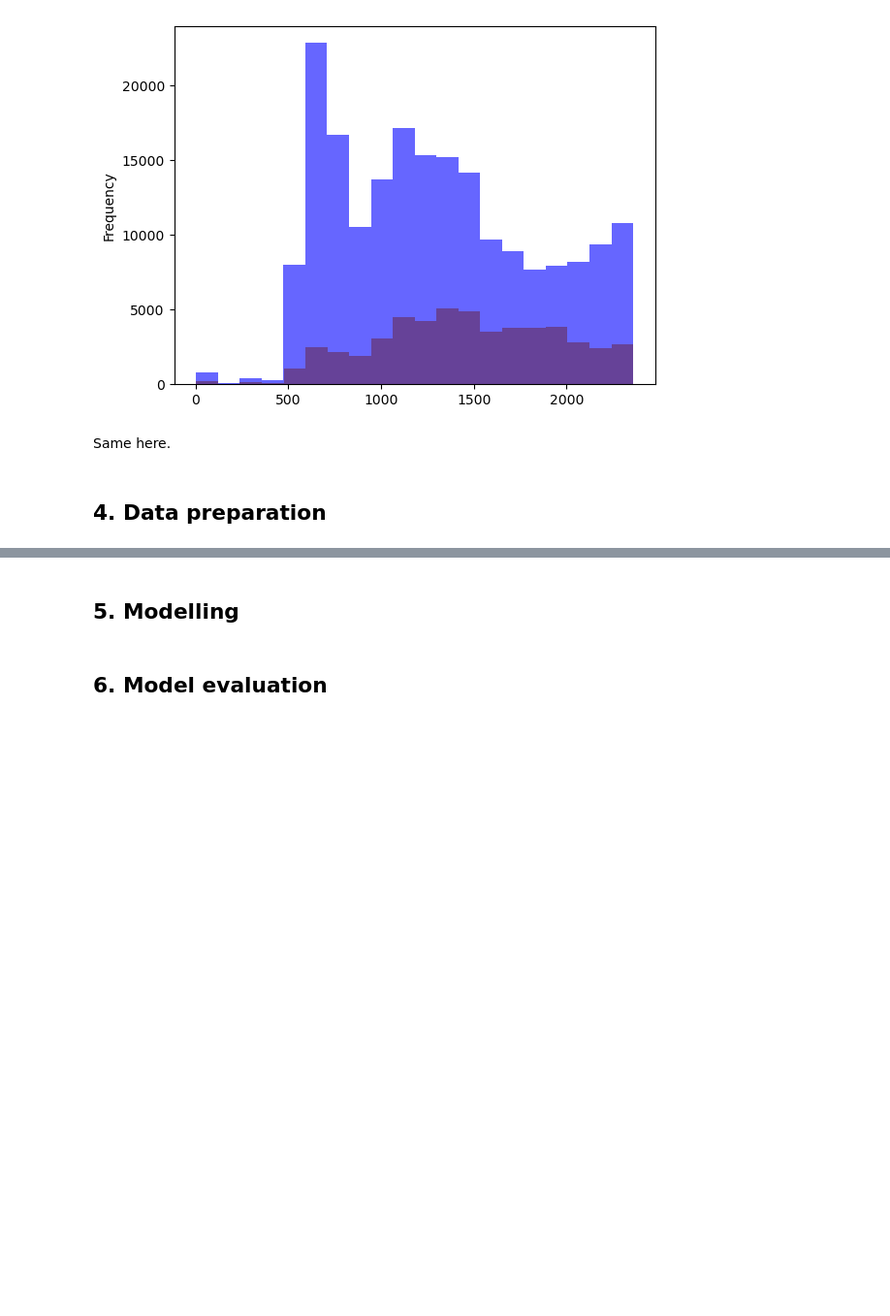
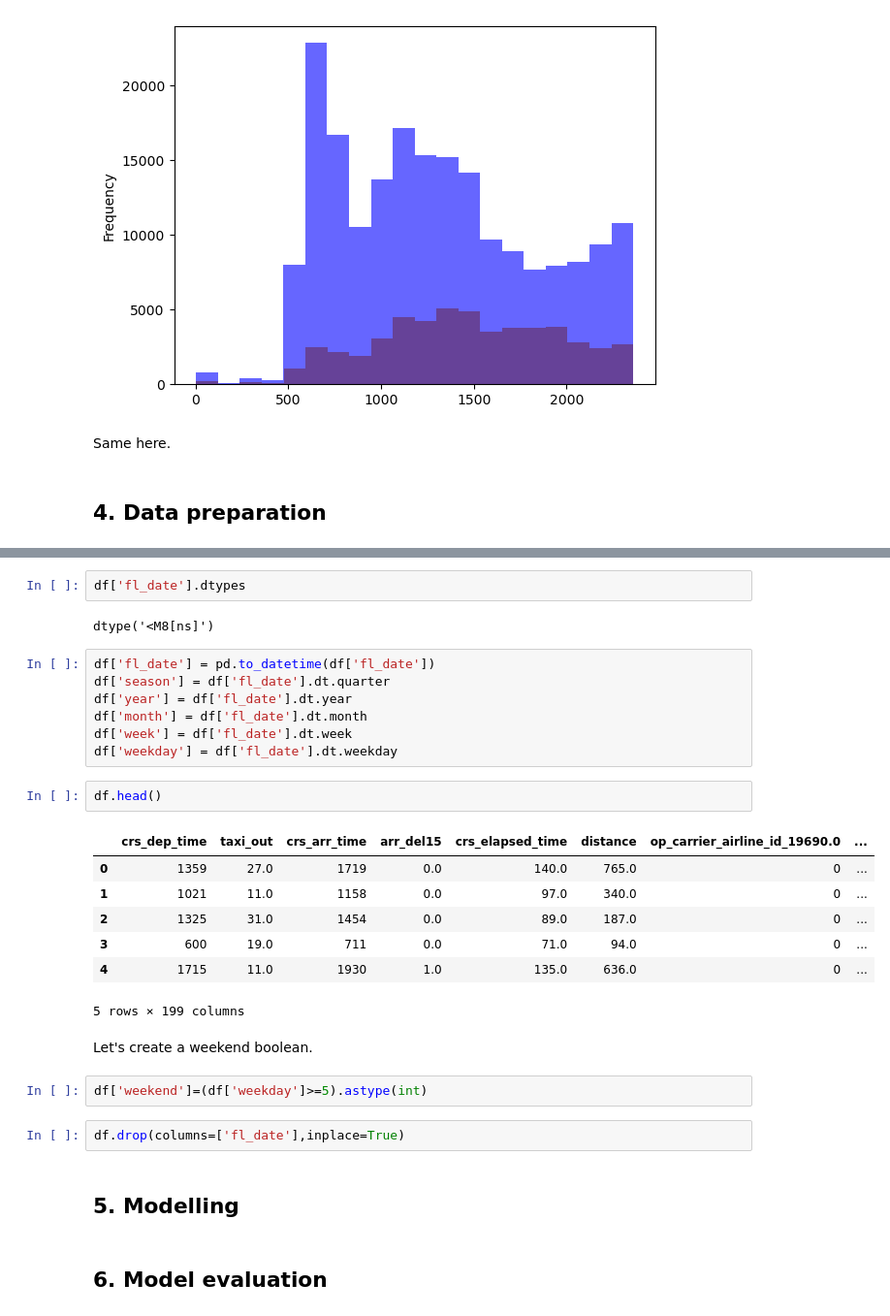
Before and after one commit to hidiegorguez/JFK-Delay-Prediction, a Jupyter notebook: jfk_delay_prediction.ipynb, the cells around one changed output, grey strips where cells are left out. Shown at 97% size. Cells and saved outputs as stored; diff of their text form; blank space fills up the shorter version.

```diff
--- a/jfk_delay_prediction.ipynb
+++ b/jfk_delay_prediction.ipynb
@@ -495,3 +549,30 @@ Same here.
+# %%
+df['fl_date'].dtypes
+# %% [output]
+dtype('<M8[ns]')
+# %%
+df['fl_date'] = pd.to_datetime(df['fl_date'])
+df['season'] = df['fl_date'].dt.quarter
+df['year'] = df['fl_date'].dt.year
+df['month'] = df['fl_date'].dt.month
+df['week'] = df['fl_date'].dt.week
+df['weekday'] = df['fl_date'].dt.weekday
+# %%
+df.head()
+# %% [output]
+|  | crs_dep_time | taxi_out | crs_arr_time | arr_del15 | crs_elapsed_time | distance | op_carrier_airline_id_19690.0 | ... |
+| 0 | 1359 | 27.0 | 1719 | 0.0 | 140.0 | 765.0 | 0 | ... |
+| 1 | 1021 | 11.0 | 1158 | 0.0 | 97.0 | 340.0 | 0 | ... |
+| 2 | 1325 | 31.0 | 1454 | 0.0 | 89.0 | 187.0 | 0 | ... |
+| 3 | 600 | 19.0 | 711 | 0.0 | 71.0 | 94.0 | 0 | ... |
+| 4 | 1715 | 11.0 | 1930 | 1.0 | 135.0 | 636.0 | 0 | ... |
+5 rows × 199 columns
+# %% [markdown]
+Let's create a weekend boolean.
+# %%
+df['weekend']=(df['weekday']>=5).astype(int)
+# %%
+df.drop(columns=['fl_date'],inplace=True)
 # %% [markdown]
 ## 5. Modelling
 # %% [markdown]
```
Also changed, not shown: parts of 15 cells of this notebook.
